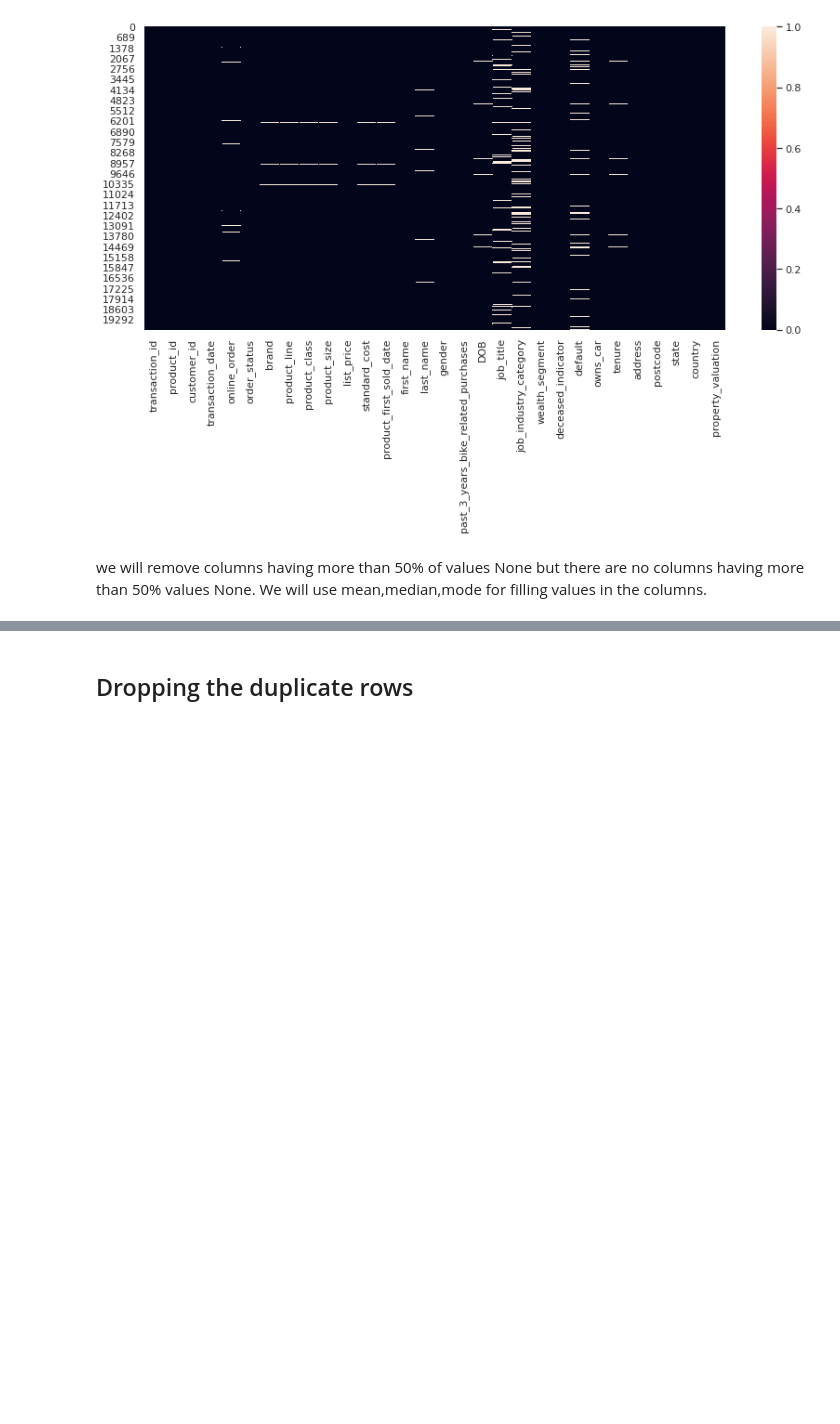
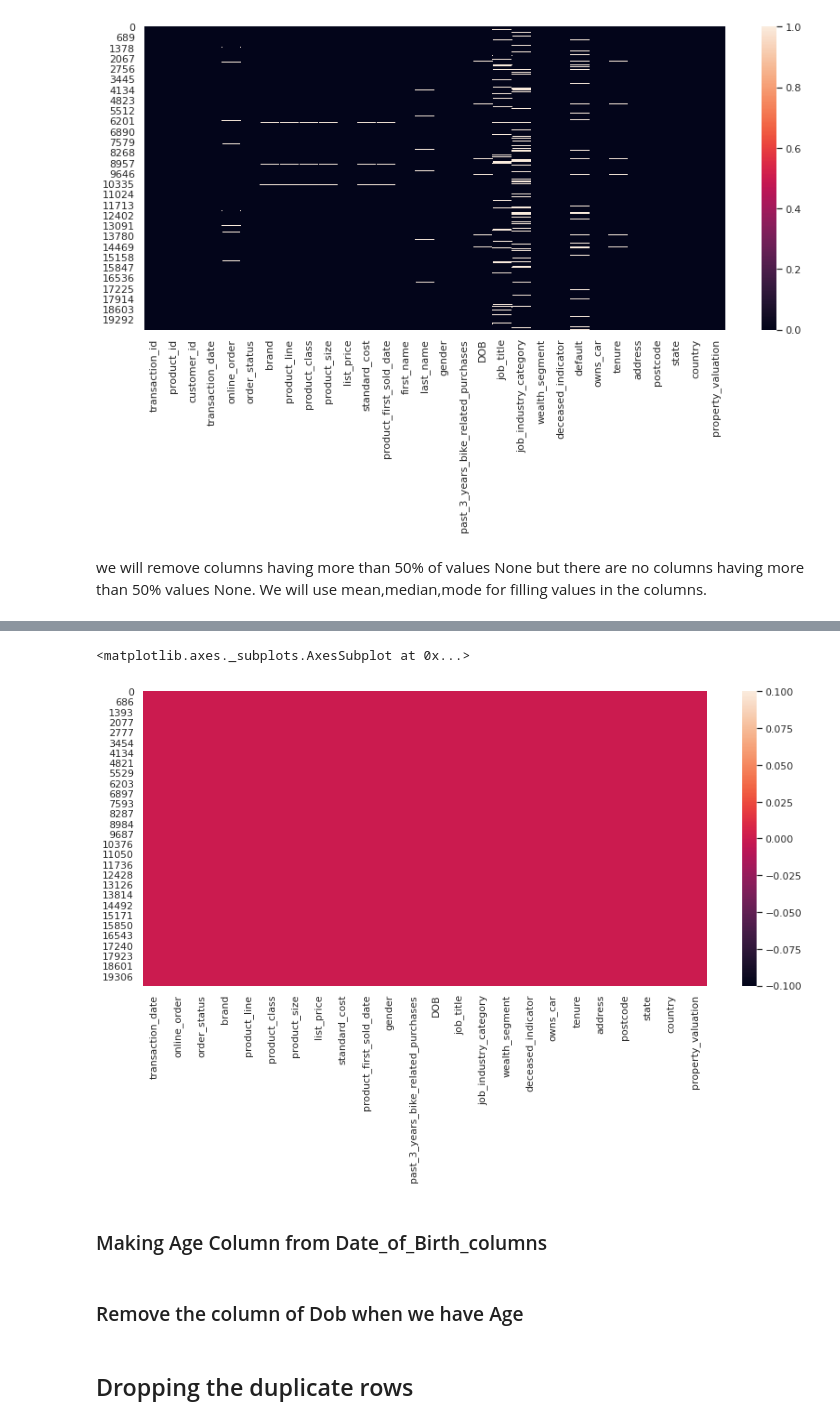
Before and after one commit to Azhad56/kpmg_virtual_internship, a Jupyter notebook: TASK_1/Untitled.ipynb, the cells around one changed output, grey strips where cells are left out. Drawn from its saved outputs; the diff is of its cells as text; code cells hidden in the pictures; blank space fills up the shorter version.

```diff
--- a/TASK_1/Untitled.ipynb
+++ b/TASK_1/Untitled.ipynb
@@ -148,0 +151,8 @@ sns.heatmap(final_table.isnull())
+# %%
+plt.figure(figsize=(14,6))
+sns.heatmap(final_table.isnull())
+# %% [output]
+<matplotlib.axes._subplots.AxesSubplot at 0x...>
+[figure, added]
+# %% [markdown]
+### Making Age Column from Date_of_Birth_columns
@@ -148,0 +164,2 @@ sns.heatmap(final_table.isnull())
+# %% [markdown]
+### Remove the column of Dob when we have Age
```
Also changed, not shown: parts of 13 cells of this notebook, 8 other files.
